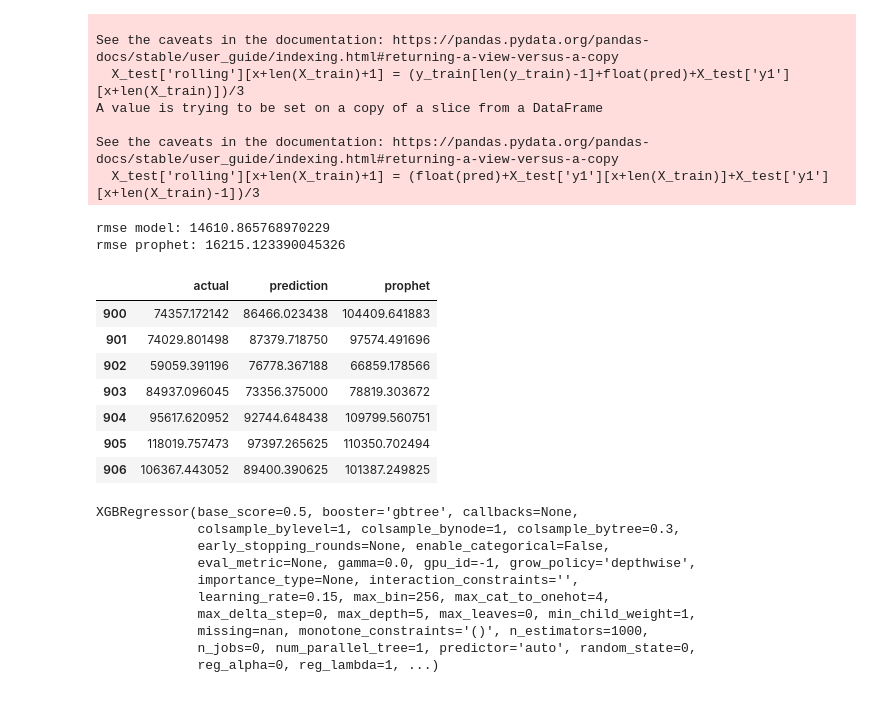
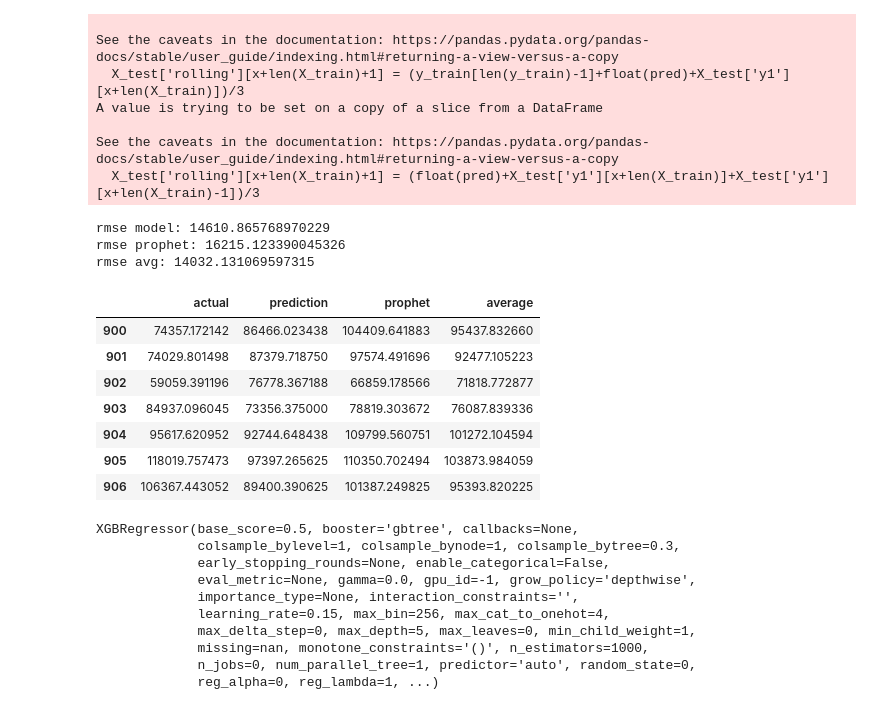
Before and after one commit to alexwesch/lighthouse_final_project, a Jupyter notebook: regressor_modeling.ipynb, the cells around one changed output. Drawn from its saved outputs; the diff is of its cells as text; code cells hidden in the pictures.

```diff
--- a/regressor_modeling.ipynb
+++ b/regressor_modeling.ipynb
@@ -239,22 +243,25 @@ See the caveats in the documentation: https://pandas.pydata.org/pandas-docs/stab
 # %%
 print('rmse model:', np.sqrt(mean_squared_error(y_test,y_pred)))
 print('rmse prophet:', np.sqrt(mean_squared_error(y_test,X_test['yhat'])))
+print('rmse avg:', np.sqrt(mean_squared_error(y_test,(X_test['yhat']+y_pred)/2)))
 results = pd.DataFrame()
 results['actual'] = y_test
 results['prediction'] = y_pred
 results['prophet'] = X_test['yhat']
+results['average'] = (X_test['yhat']+y_pred)/2
 results
 # %% [output]
 rmse model: 14610.865768970229
 rmse prophet: 16215.123390045326
+rmse avg: 14032.131069597315
-|  | actual | prediction | prophet |
-| 900 | 74357.172142 | 86466.023438 | 104409.641883 |
-| 901 | 74029.801498 | 87379.718750 | 97574.491696 |
-| 902 | 59059.391196 | 76778.367188 | 66859.178566 |
-| 903 | 84937.096045 | 73356.375000 | 78819.303672 |
-| 904 | 95617.620952 | 92744.648438 | 109799.560751 |
-| 905 | 118019.757473 | 97397.265625 | 110350.702494 |
-| 906 | 106367.443052 | 89400.390625 | 101387.249825 |
+|  | actual | prediction | prophet | average |
+| 900 | 74357.172142 | 86466.023438 | 104409.641883 | 95437.832660 |
+| 901 | 74029.801498 | 87379.718750 | 97574.491696 | 92477.105223 |
+| 902 | 59059.391196 | 76778.367188 | 66859.178566 | 71818.772877 |
+| 903 | 84937.096045 | 73356.375000 | 78819.303672 | 76087.839336 |
+| 904 | 95617.620952 | 92744.648438 | 109799.560751 | 101272.104594 |
+| 905 | 118019.757473 | 97397.265625 | 110350.702494 | 103873.984059 |
+| 906 | 106367.443052 | 89400.390625 | 101387.249825 | 95393.820225 |
 # %%
 #split x / y and train / test
 X = data.drop(columns = ['ds','y', 'condition', 'condition_severity'])#'stringency_index',
```
Also changed, not shown: parts of 4 cells of this notebook, 1 other file.
